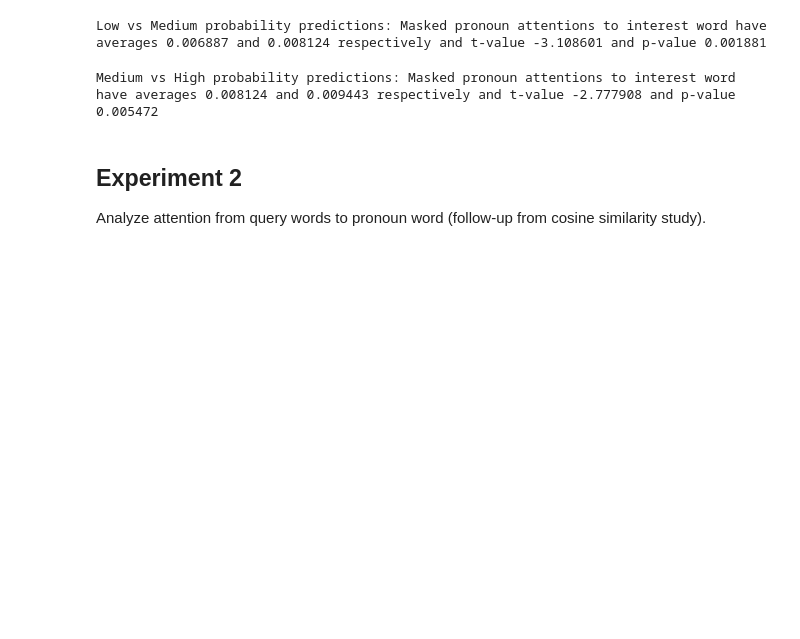
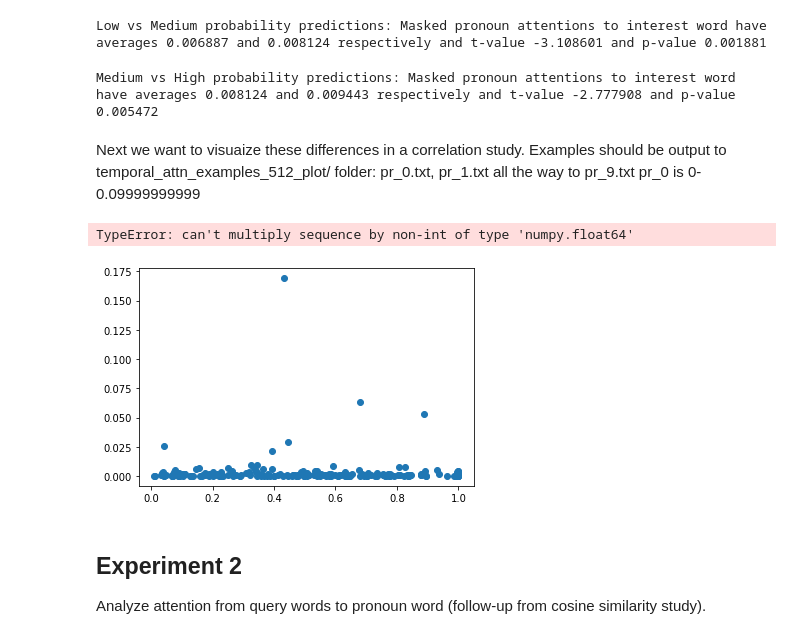
Before and after one commit to grace-lam/nlp-textbook-bias, a Jupyter notebook: attention_examples.ipynb, the cells around one changed output. Cells and saved outputs as stored; diff of their text form; code cells hidden in the pictures; blank space fills up the shorter version.

Commit message:
visualize attention vs norm_probs

```diff
--- a/attention_examples.ipynb
+++ b/attention_examples.ipynb
@@ -211,3 +211,5 @@ print("Medium vs High probability predictions: Masked pronoun attentions to inte
         %(mid_avg, high_avg, mid_high_t_val, mid_high_p_val))
 # %% [output]
 Medium vs High probability predictions: Masked pronoun attentions to interest word have averages 0.008124 and 0.009443 respectively and t-value -2.777908 and p-value 0.005472
+# %% [markdown]
+Next we want to visuaize these differences in a correlation study. Examples should be output to temporal_attn_examples_512_plot/ folder: pr_0.txt, pr_1.txt all the way to pr_9.txt pr_0 is 0-0.09999999999
@@ -213,0 +229,9 @@ Medium vs High probability predictions: Masked pronoun attentions to interest wo
+# %%
+import os
+
+weights = []
+norm_probs = []
+results_dir = "temporal_attn_examples_512_plot/"
+for file in os.listdir(os.fsencode(results_dir)):
+    filename = os.fsdecode(file)
+    get_file_mean_weights(results_dir + filename, 20, weights, norm_probs)
@@ -214,3 +240,15 @@ Medium vs High probability predictions: Masked pronoun attentions to interest wo
+# %%
+plt.scatter(norm_probs, weights)
+m, b = np.polyfit(norm_probs, weights, 1) # linear regression (degree 1)
+plt.plot(norm_probs, m*norm_probs + b, color='r')
+plt.xlabel('Predicted Probability of the Correct Gender Word Type, Normalized')
+plt.ylabel('Average Attention Weight from Masked Gender word to Interest word')
+plt.title('Correlation between Correct Prediction of Masked Gender word type and Attention to Interest word')
+plt.savefig(results_dir + "norm_prob_attention_plot.png")
+plt.close()
+# %% [output]
+TypeError: can't multiply sequence by non-int of type 'numpy.float64'
+[figure, added]
 # %% [markdown]
 ## Experiment 2
 Analyze attention from query words to pronoun word (follow-up from cosine similarity study).
```
Also changed, not shown: parts of 2 cells of this notebook.
